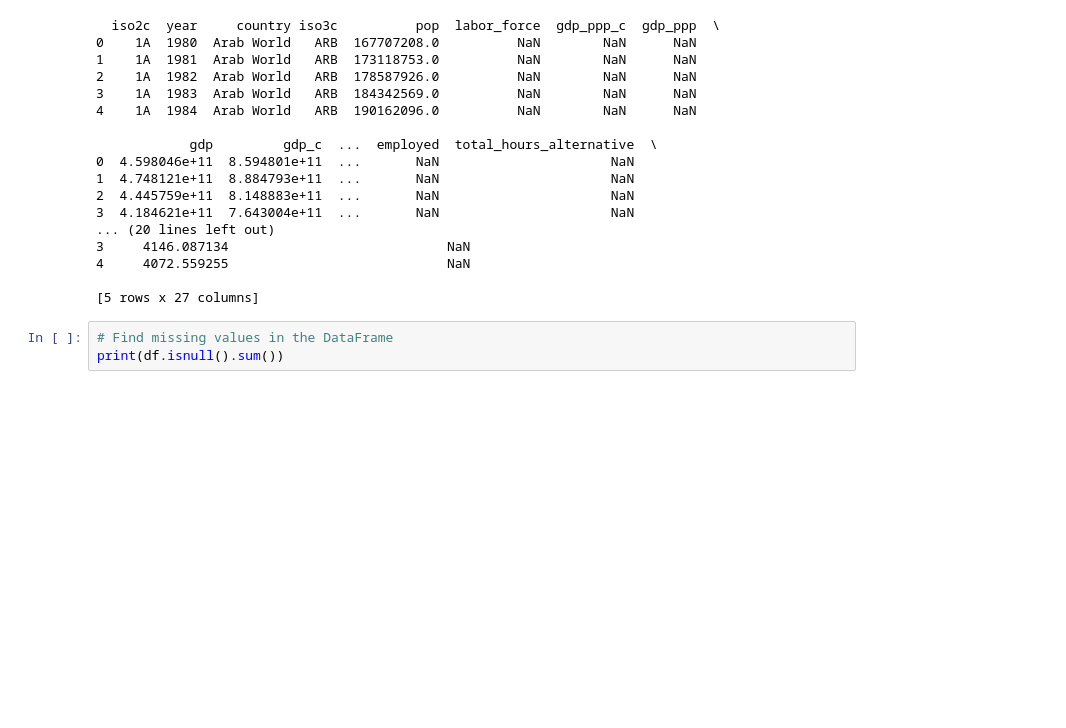
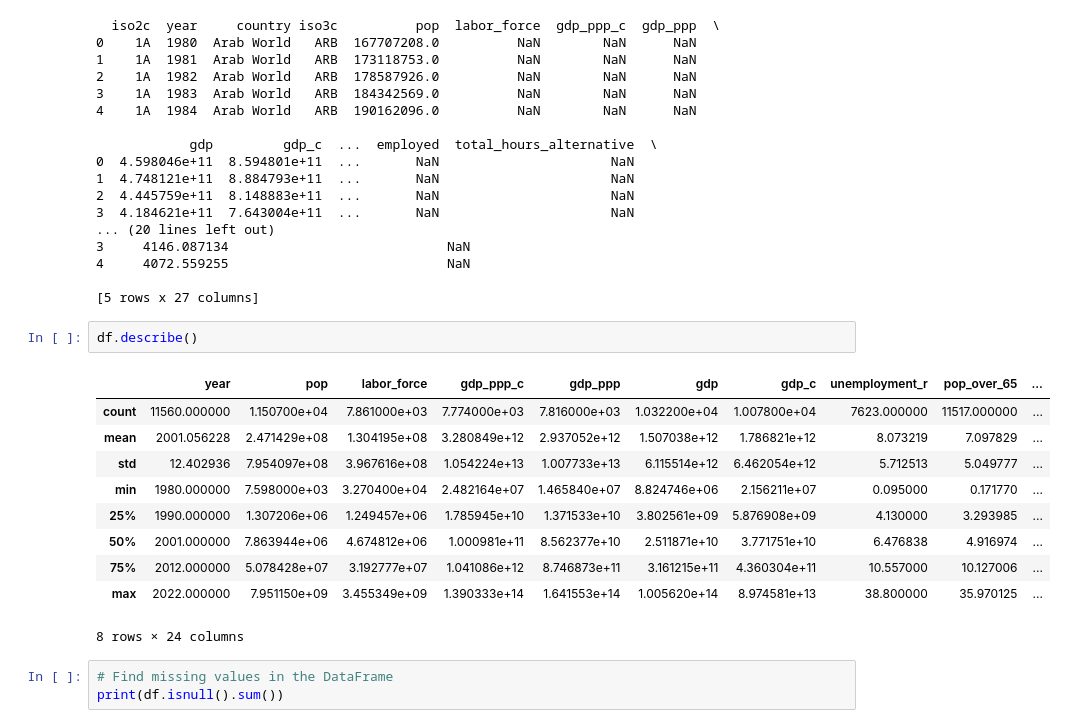
Before and after one commit to Hmzcck/GDP-Machine-Learning-Project, a Jupyter notebook: ML.ipynb, the cells around one changed output. Drawn from its saved outputs; the diff is of its cells as text; blank space fills up the shorter version.

```diff
--- a/ML.ipynb
+++ b/ML.ipynb
@@ -26,6 +31,19 @@ print(df.head())
 4     4072.559255                            NaN
 
 [5 rows x 27 columns]
+# %%
+df.describe()
+# %% [output]
+|  | year | pop | labor_force | gdp_ppp_c | gdp_ppp | gdp | gdp_c | unemployment_r | pop_over_65 | ... |
+| count | 11560.000000 | 1.150700e+04 | 7.861000e+03 | 7.774000e+03 | 7.816000e+03 | 1.032200e+04 | 1.007800e+04 | 7623.000000 | 11517.000000 | ... |
+| mean | 2001.056228 | 2.471429e+08 | 1.304195e+08 | 3.280849e+12 | 2.937052e+12 | 1.507038e+12 | 1.786821e+12 | 8.073219 | 7.097829 | ... |
+| std | 12.402936 | 7.954097e+08 | 3.967616e+08 | 1.054224e+13 | 1.007733e+13 | 6.115514e+12 | 6.462054e+12 | 5.712513 | 5.049777 | ... |
+| min | 1980.000000 | 7.598000e+03 | 3.270400e+04 | 2.482164e+07 | 1.465840e+07 | 8.824746e+06 | 2.156211e+07 | 0.095000 | 0.171770 | ... |
+| 25% | 1990.000000 | 1.307206e+06 | 1.249457e+06 | 1.785945e+10 | 1.371533e+10 | 3.802561e+09 | 5.876908e+09 | 4.130000 | 3.293985 | ... |
+| 50% | 2001.000000 | 7.863944e+06 | 4.674812e+06 | 1.000981e+11 | 8.562377e+10 | 2.511871e+10 | 3.771751e+10 | 6.476838 | 4.916974 | ... |
+| 75% | 2012.000000 | 5.078428e+07 | 3.192777e+07 | 1.041086e+12 | 8.746873e+11 | 3.161215e+11 | 4.360304e+11 | 10.557000 | 10.127006 | ... |
+| max | 2022.000000 | 7.951150e+09 | 3.455349e+09 | 1.390333e+14 | 1.641553e+14 | 1.005620e+14 | 8.974581e+13 | 38.800000 | 35.970125 | ... |
+8 rows × 24 columns
 # %%
 # Find missing values in the DataFrame
 print(df.isnull().sum())
```
Also changed, not shown: parts of 5 cells of this notebook.
